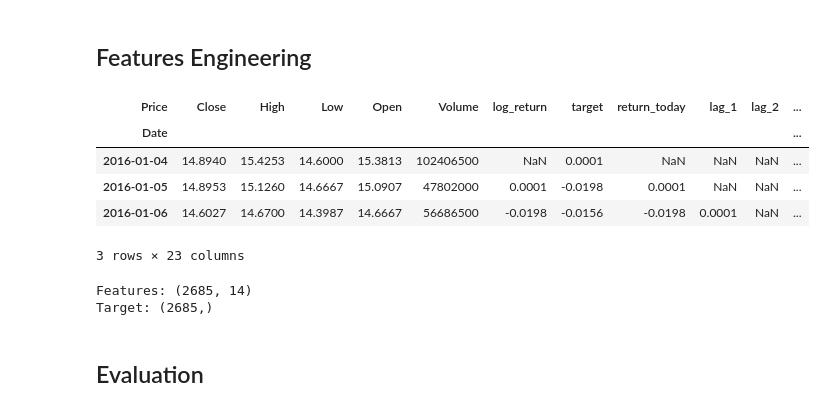
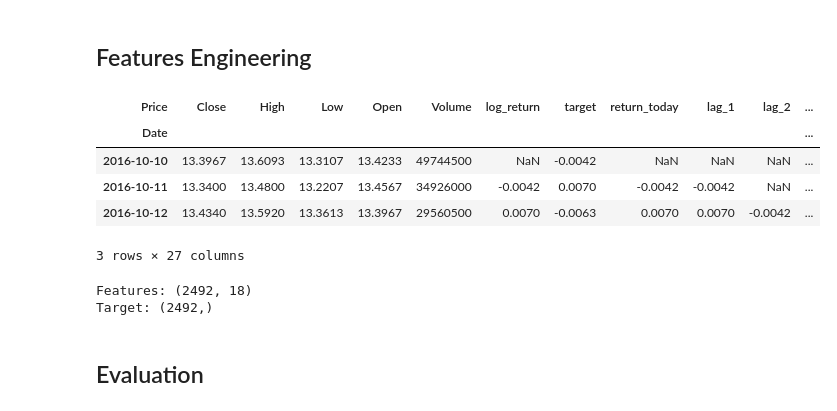
Before and after one commit to phhien203/ML-foundations, a Jupyter notebook: TSLA_Forecast_Evaluation_Hien.ipynb, the cells around one changed output. Cells and saved outputs as stored; diff of their text form; code cells hidden in the pictures.

```diff
--- a/TSLA_Forecast_Evaluation_Hien.ipynb
+++ b/TSLA_Forecast_Evaluation_Hien.ipynb
@@ -57,7 +57,7 @@ from sklearn.pipeline import make_pipeline
 plt.style.use('seaborn-v0_8-whitegrid' if 'seaborn-v0_8-whitegrid' in plt.style.available else 'default')
 pd.set_option('display.float_format', lambda x: '%.4f' % x)
 # %%
-START_DATE = '2016-01-01'
+START_DATE = '2016-10-08'
 END_DATE = '2026-10-09'
 TICKER = 'TSLA'
 
@@ -167,46 +168,61 @@ plt.show()
 ## Features Engineering
 # %%
 # lags
-df['lag_1'] = df['log_return'].shift(1)
-df['lag_2'] = df['log_return'].shift(2)
-df['lag_3'] = df['log_return'].shift(3)
-df['lag_5'] = df['log_return'].shift(5)
-df['lag_10'] = df['log_return'].shift(10)
-df['lag_20'] = df['log_return'].shift(20)
+# df['lag_1'] = df['log_return'].shift(1)
+# df['lag_2'] = df['log_return'].shift(2)
+# df['lag_3'] = df['log_return'].shift(3)
+# df['lag_5'] = df['log_return'].shift(5)
+# df['lag_10'] = df['log_return'].shift(10)
+# df['lag_20'] = df['log_return'].shift(20)
+
+df['lag_1'] = df['log_return'].shift(0)
+df['lag_2'] = df['log_return'].shift(1)
+df['lag_3'] = df['log_return'].shift(2)
+df['lag_4'] = df['log_return'].shift(3)
+df['lag_5'] = df['log_return'].shift(4)
+df['lag_6'] = df['log_return'].shift(5)
+df['lag_7'] = df['log_return'].shift(6)
+df['lag_8'] = df['log_return'].shift(7)
+df['lag_9'] = df['log_return'].shift(8)
+df['lag_10'] = df['log_return'].shift(9)
 
 # volatility
 df['volatility_5'] = df['log_return'].rolling(window=5).std()
 df['volatility_10'] = df['log_return'].rolling(window=10).std()
 df['volatility_20'] = df['log_return'].rolling(window=20).std()
 
 # momentum
 df['momentum_5'] = df['log_return'].rolling(window=5).sum()
 df['momentum_10'] = df['log_return'].rolling(window=10).sum()
 df['momentum_20'] = df['log_return'].rolling(window=20).sum()
 
 df['ma_20'] = df['Close'].rolling(window=20).mean()
 df['distance_ma20'] = df['Close'] / df['ma_20'] - 1
 
 df['day_of_week'] = df.index.dayofweek
 
 
 df.head(3)
 # %% [output]
 | Price | Close | High | Low | Open | Volume | log_return | target | return_today | lag_1 | lag_2 | ... |
 | Date |  |  |  |  |  |  |  |  |  |  | ... |
-| 2016-01-04 | 14.8940 | 15.4253 | 14.6000 | 15.3813 | 102406500 | NaN | 0.0001 | NaN | NaN | NaN | ... |
-| 2016-01-05 | 14.8953 | 15.1260 | 14.6667 | 15.0907 | 47802000 | 0.0001 | -0.0198 | 0.0001 | NaN | NaN | ... |
-| 2016-01-06 | 14.6027 | 14.6700 | 14.3987 | 14.6667 | 56686500 | -0.0198 | -0.0156 | -0.0198 | 0.0001 | NaN | ... |
+| 2016-10-10 | 13.3967 | 13.6093 | 13.3107 | 13.4233 | 49744500 | NaN | -0.0042 | NaN | NaN | NaN | ... |
+| 2016-10-11 | 13.3400 | 13.4800 | 13.2207 | 13.4567 | 34926000 | -0.0042 | 0.0070 | -0.0042 | -0.0042 | NaN | ... |
+| 2016-10-12 | 13.4340 | 13.5920 | 13.3613 | 13.3967 | 29560500 | 0.0070 | -0.0063 | 0.0070 | 0.0070 | -0.0042 | ... |
-3 rows × 23 columns
+3 rows × 27 columns
 # %%
 feature_columns = [
     # 'return_today',
     'lag_1',
     'lag_2',
     'lag_3',
+    'lag_4',
     'lag_5',
+    'lag_6',
+    'lag_7',
+    'lag_8',
+    'lag_9',
     'lag_10',
-    'lag_20',
     'volatility_5',
     'volatility_10',
     'volatility_20',
@@ -225,8 +241,8 @@ y = data['target']
 print('Features:', X.shape)
 print('Target:', y.shape)
 # %% [output]
-Features: (2685, 14)
-Target: (2685,)
+Features: (2492, 18)
+Target: (2492,)
 # %% [markdown]
 ## Evaluation
 # %%
```
Also changed, not shown: parts of 15 cells of this notebook.
